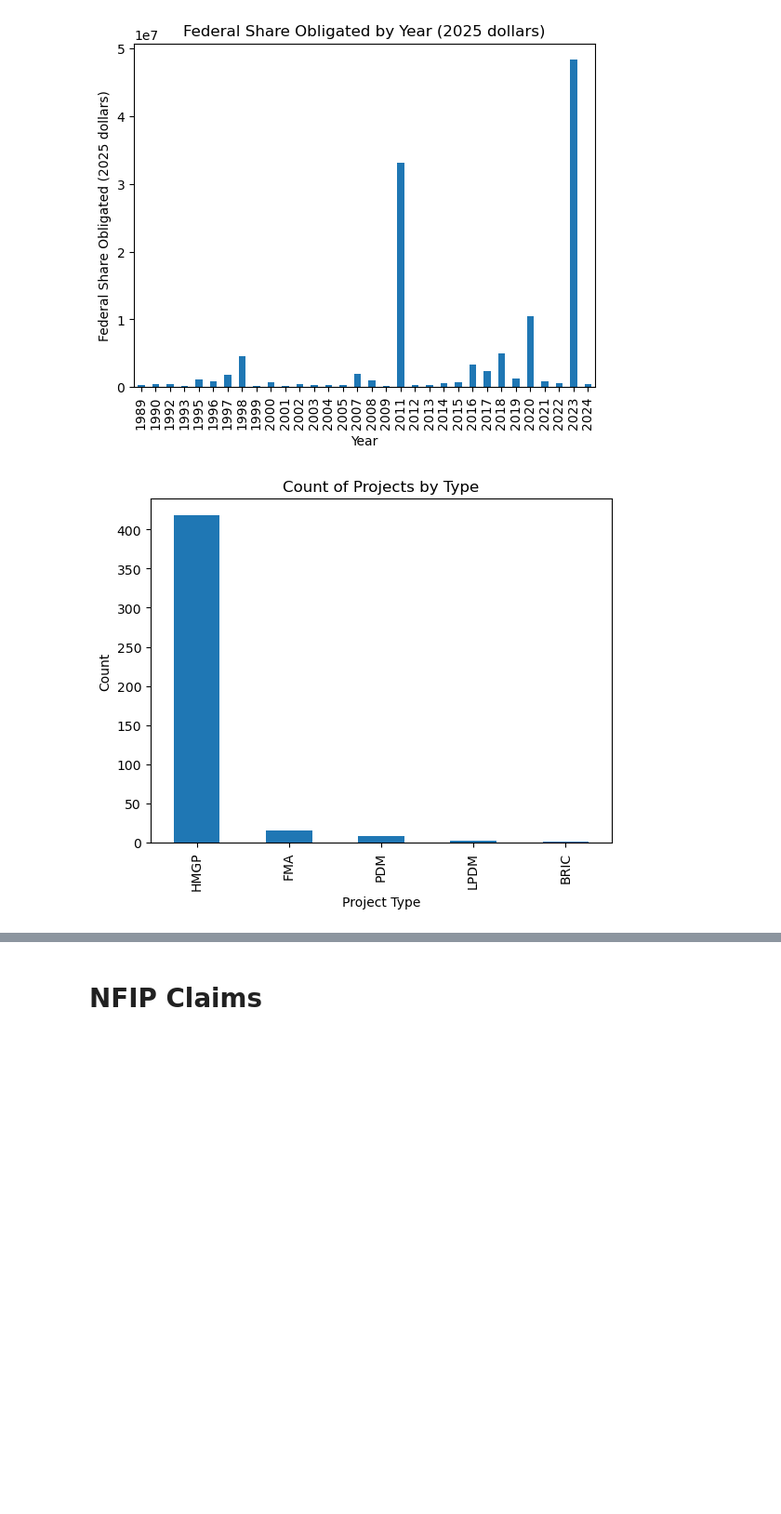
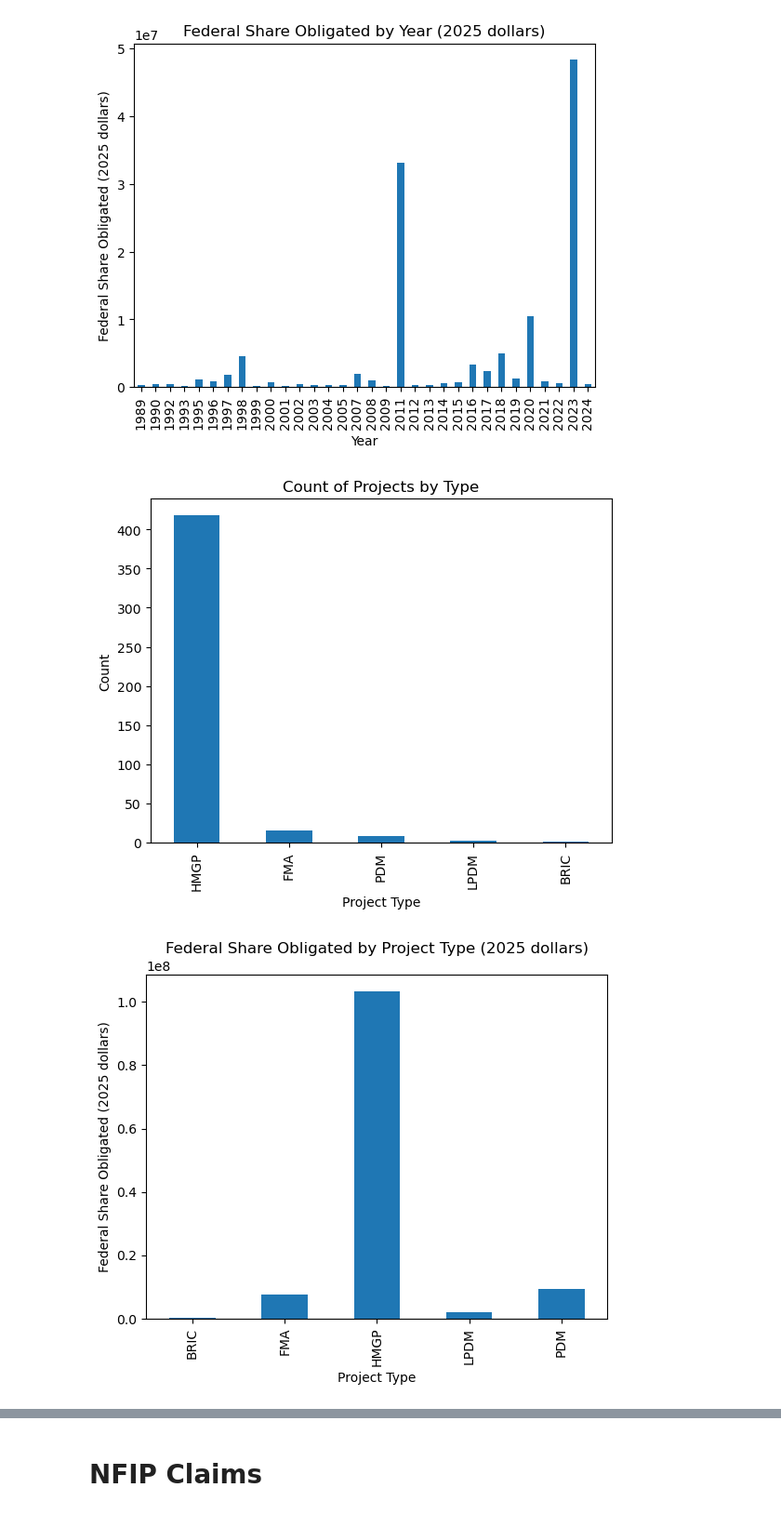
Before and after one commit to jakedurell/hazard-funding-comp, a Jupyter notebook: notebooks/13_eda_hma_nfip.ipynb, the cells around one changed output, grey strips where cells are left out. Shown at 93% size. Drawn from its saved outputs; the diff is of its cells as text; code cells hidden in the pictures; blank space fills up the shorter version.

Commit message:
feat(eda): check project funding breakdown

```diff
--- a/notebooks/13_eda_hma_nfip.ipynb
+++ b/notebooks/13_eda_hma_nfip.ipynb
@@ -43,21 +43,29 @@ plt.show()
 # %%
 # print(df_unfiltered['programArea'].value_counts())
 # print(df['programArea'].value_counts())
 
 # plot count of projects by type
 # Hazard Mitigation Assistance (HMA) program areas include:
 # - Flood Mitigation Assistance (FMA)
 # - Pre-Disaster Mitigation (PDM)
 # - Hazard Mitigation Grant Program (HMGP)
 # - Building Resilient Infrastructure and Communities (BRIC)
 # - Legislative Pre-Disaster Mitigation (LPDM)
 df['programArea'].value_counts().plot(kind='bar')
 plt.xlabel('Project Type')
 plt.ylabel('Count')
 plt.title('Count of Projects by Type')
 plt.show()
+
+# plot federal_share_obligated_adj grouped by programArea
+df.groupby('programArea')['federalShareObligated_adj'].sum().plot(kind='bar')
+plt.xlabel('Project Type')
+plt.ylabel('Federal Share Obligated (2025 dollars)')
+plt.title('Federal Share Obligated by Project Type (2025 dollars)')
+plt.show()
 # %% [output]
 [figure]
+[figure, added]
 # %%
 # plot all "funding_*" columns, grouped
 funding_cols = [col for col in df.columns if col.startswith('funding_')]
```
